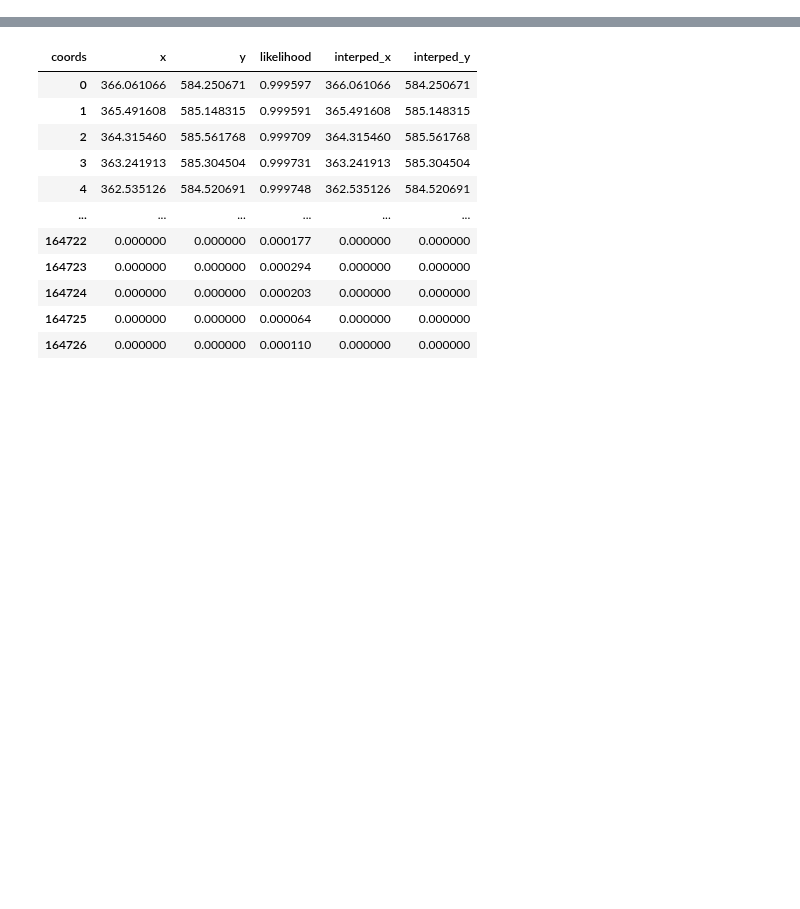
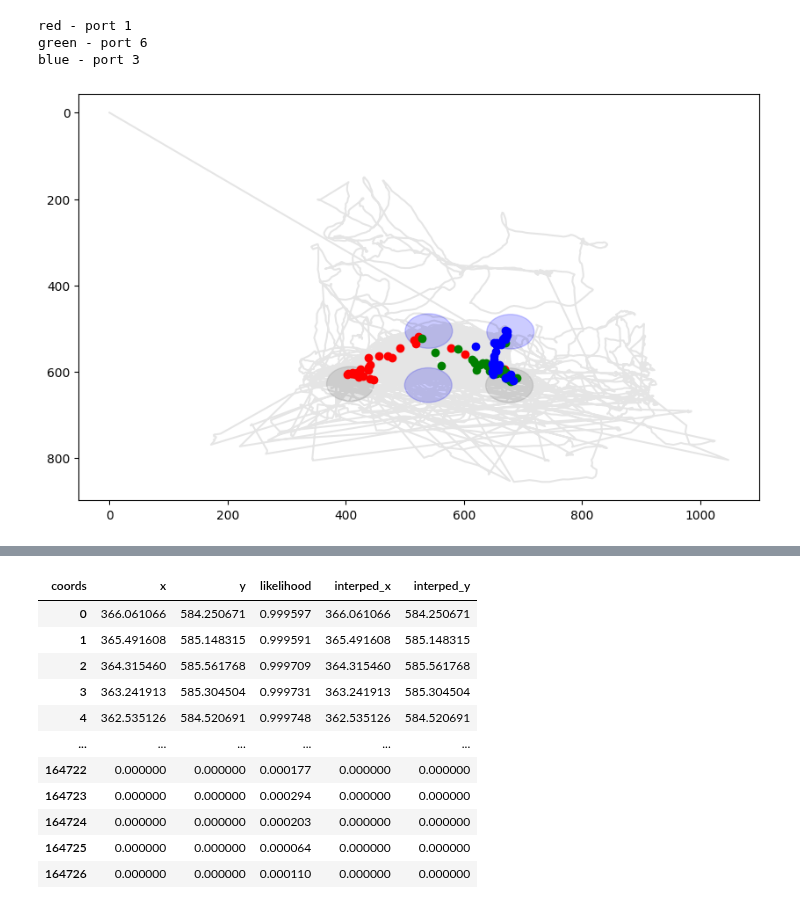
Before and after one commit to EmmettJT/sequences_analyse_PPSeq, a Jupyter notebook: revision_analysis/prioritisation_analysis/Untitled-1.ipynb, the cells around one changed output, grey strips where cells are left out. Cells and saved outputs as stored; diff of their text form; code cells hidden in the pictures; blank space fills up the shorter version.

```diff
--- a/revision_analysis/prioritisation_analysis/Untitled-1.ipynb
+++ b/revision_analysis/prioritisation_analysis/Untitled-1.ipynb
@@ -505,2 +572,65 @@ behav_sync_csv
+# %%
+port_centroids = [(np.median(p1.x),np.median(p1.y)),(np.median(p2.x),np.median(p2.y)),(np.median(p3.x),np.median(p3.y)),(np.median(p4.x),np.median(p4.y)),(np.median(p5.x),np.median(p5.y))]
+
+fig, ax = plt.subplots(1, 1,figsize=(10, 6))
+for index,port_centroid in enumerate(port_centroids):
+    ## define rings around important ports: port 5, port2, port 3, port4
+    radius = 40
+    ax.plot(port_centroid[0],port_centroid[1],'o',alpha = 0)
+    c = ['blue','grey','blue','grey','blue']
+    circle = plt.Circle(port_centroid, radius, color=c[index], alpha = 0.2)
+    ax.add_patch(circle)
+ax.invert_yaxis()
+
+start_ = 0
+end_ = -1
+x_ = back_head_centre_df.interped_x.values
+y_ = back_head_centre_df.interped_y.values
+
+ax.plot(x_[start_:end_],y_[start_:end_], '-',color = 'black', alpha = 0.1)
+
+# port1_inds = [np.where(behav_sync_df.Port.values == 1)[0][10], np.where(behav_sync_df.Port.values == 1)[0][int(behav_sync_df.Trial_id.values[-1]/2)], np.where(behav_sync_df.Port.values == 1)[0][-10]]
+# port3_inds = [np.where(behav_sync_df.Port.values == 3)[0][10], np.where(behav_sync_df.Port.values == 3)[0][int(behav_sync_df.Trial_id.values[-1]/2)], np.where(behav_sync_df.Port.values == 3)[0][-5]]
+# port6_inds = [np.where(behav_sync_df.Port.values == 6)[0][10], np.where(behav_sync_df.Port.values == 6)[0][int(behav_sync_df.Trial_id.values[-1]/2)], np.where(behav_sync_df.Port.values == 6)[0][-5]]
+
+
+np.random.seed(42)
+port1_inds = np.random.choice(np.where(behav_sync_df.Port.values == 1)[0], 30, replace=False)
+port3_inds = np.random.choice(np.where(behav_sync_df.Port.values == 3)[0], 30, replace=False)
+port6_inds = np.random.choice(np.where(behav_sync_df.Port.values == 6)[0], 30, replace=False)
+
+closest_inds1= []
+for ind in port1_inds:
+    current_poke_in_time = behav_sync_df.backcam_aligned_pokein_times.values[ind]
+    # find the ind where the camera timestamp is closest to the poke in time
+    closest_inds1 += [np.argmin(np.abs(camera_timestamps_df['Time Stamps'].values - current_poke_in_time))]
+for ind in closest_inds1:
+    ax.plot(x_[ind],y_[ind],'o', color = 'red')
+
+closest_inds6= []
+for ind in port6_inds:
+    current_poke_in_time = behav_sync_df.backcam_aligned_pokein_times.values[ind]
+    # find the ind where the camera timestamp is closest to the poke in time
+    closest_inds6 += [np.argmin(np.abs(camera_timestamps_df['Time Stamps'].values - current_poke_in_time))]
+
+for ind in closest_inds6:
+    ax.plot(x_[ind],y_[ind],'o', color = 'green')
+
+closest_inds3= []
+for ind in port3_inds:
+    current_poke_in_time = behav_sync_df.backcam_aligned_pokein_times.values[ind]
+    # find the ind where the camera timestamp is closest to the poke in time
+    closest_inds3 += [np.argmin(np.abs(camera_timestamps_df['Time Stamps'].values - current_poke_in_time))]
+for ind in closest_inds3:
+    ax.plot(x_[ind],y_[ind],'o', color = 'blue')
+
+print('red - port 1')
+print('green - port 6')
+print('blue - port 3')
+# %% [output]
+red - port 1
+green - port 6
+blue - port 3
+[figure, added]
 # %%
 # %% [output]
```
Also changed, not shown: parts of 37 cells of this notebook.
